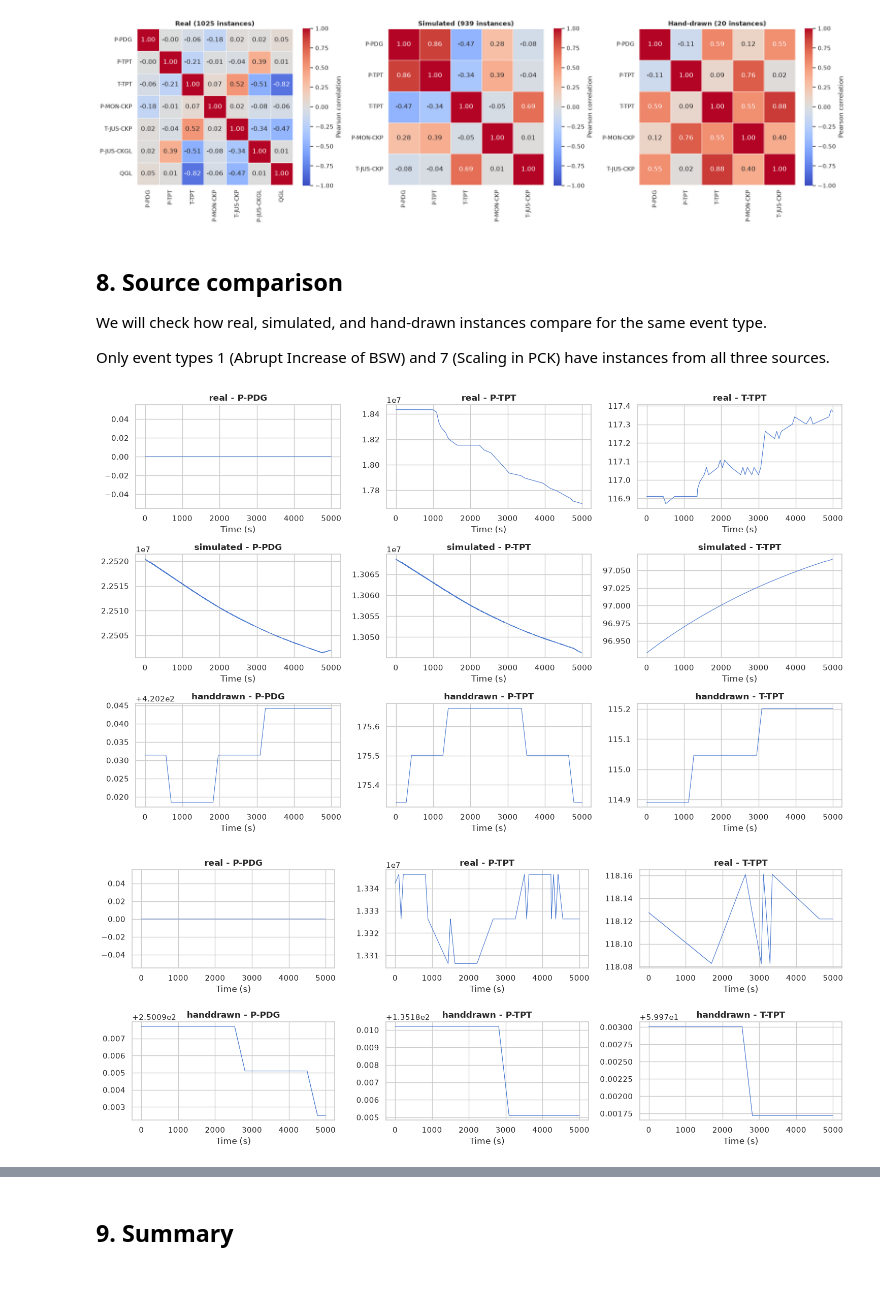
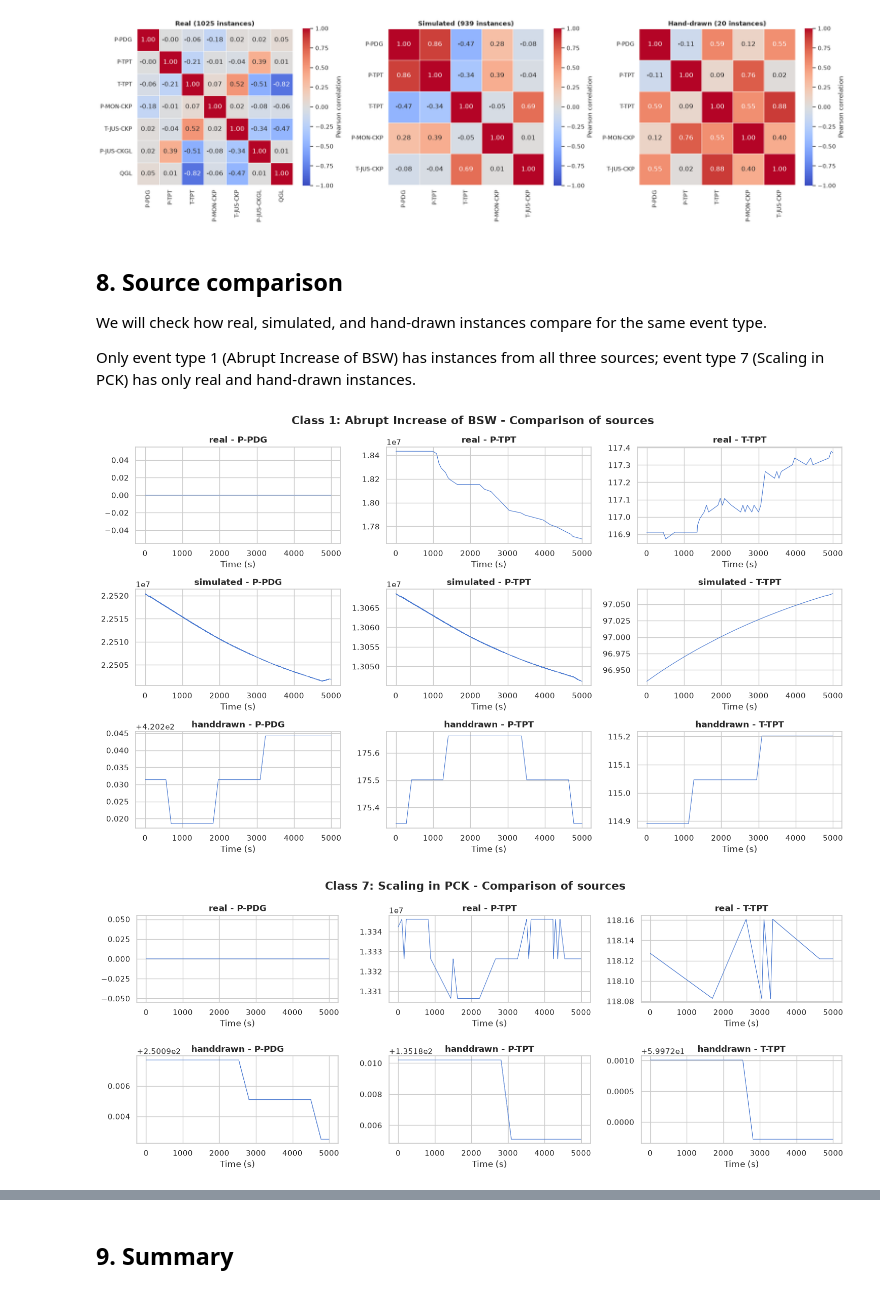
Before and after one commit to lollogiro/ai4i-transfer-learning-synthetic, a Jupyter notebook: stage1-data_exploration/3w_eda.ipynb, the cells around one changed output, grey strips where cells are left out. Drawn from its saved outputs; the diff is of its cells as text; code cells hidden in the pictures.

```diff
--- a/stage1-data_exploration/3w_eda.ipynb
+++ b/stage1-data_exploration/3w_eda.ipynb
@@ -59,31 +59,10 @@ extracted_dirs = [os.path.join(EXTRACTED_DATA_DIR, str(i)) for i in range(9)]
 extracted_exists = all(os.path.isdir(d) for d in extracted_dirs)
 
 if not extracted_exists:
-    import py7zr
-    archive_dir = os.path.dirname(EXTRACTED_DATA_DIR)
-    parts = [os.path.join(archive_dir, f'data.7z.{str(i).zfill(3)}') for i in range(1, 5)]
-    combined_path = os.path.join(archive_dir, 'data_combined.7z')
+    print('[WARNING] Data not extracted: extract the CSV data from the 7z archives first.')
 
-    if not os.path.exists(combined_path):
-        # concatenate 7z parts into a single file
-        with open(combined_path, 'wb') as out:
-            for part in parts:
-                with open(part, 'rb') as f:
-                    out.write(f.read())
-
-    with py7zr.SevenZipFile(combined_path, mode='r') as sz:
-        sz.extractall(path=archive_dir)
-
-    extracted_exists = all(os.path.isdir(d) for d in extracted_dirs)
-    print('Extraction complete' if extracted_exists else 'Extraction failed')
-
-if extracted_exists:
-    print('Dataset extracted')
-    for d in sorted(extracted_dirs):
-        csv_count = len(glob.glob(os.path.join(d, '*.csv')))
-        class_name = CLASS_NAMES.get(int(os.path.basename(d)), 'Unknown')
-        print(f'\tClass {os.path.basename(d)} ({class_name}): {csv_count} CSV files')
-else:
-    print('Dataset not present')
-    raise SystemExit(0)
+for d in sorted(extracted_dirs):
+    csv_count = len(glob.glob(os.path.join(d, '*.csv')))
+    class_name = CLASS_NAMES.get(int(os.path.basename(d)), 'Unknown')
+    print(f'Class {os.path.basename(d)} ({class_name}): {csv_count} CSV files')
 # %% [output]
@@ -679,9 +646,9 @@ plt.show()
 
 We will check how real, simulated, and hand-drawn instances compare for the same event type.
 
-Only event types 1 (Abrupt Increase of BSW) and 7 (Scaling in PCK) have instances from all three sources.
+Only event type 1 (Abrupt Increase of BSW) has instances from all three sources; event type 7 (Scaling in PCK) has only real and hand-drawn instances.
 # %%
-def compare_sources(data, class_code, class_name):
+def compare_sources(data: dict, class_code: int, class_name: str):
     """Plot same event from all available sources side by side.
     Args:
         data (dict): Loaded dataset
@@ -698,36 +665,38 @@ def compare_sources(data, class_code, class_name):
     if not available:
         print(f'No instances available for class {class_code}')
         return
 
     n_vars_to_plot = min(3, len(VARIABLE_NAMES))
-    fig, axes = plt.subplots(len(available), n_vars_to_plot,
+    _, axes = plt.subplots(len(available), n_vars_to_plot,
                              figsize=(5 * n_vars_to_plot, 3 * len(available)))
+
+    plt.suptitle(f'Class {class_code}: {class_name} - Comparison of sources', fontweight='bold', fontsize=16)
 
     if len(available) == 1:
         axes = [axes]
 
     for row, src in enumerate(available):
         inst = data[class_code][src][0]
         df = inst['data']
         cols_to_plot = [c for c in VARIABLE_NAMES[:n_vars_to_plot] if c in df.columns]
         for col_idx, var in enumerate(cols_to_plot):
             ax = axes[row][col_idx] if len(available) > 1 else axes[0][col_idx]
             vals = df[var].values[:5000]
             ax.plot(vals, linewidth=0.8)
             ax.set_title(f'{src} - {var}', fontweight='bold')
             ax.set_xlabel('Time (s)')
 
     plt.tight_layout()
     plt.show()
 
 
 if 1 in data:
     compare_sources(data, 1, CLASS_NAMES[1])
 if 7 in data:
     compare_sources(data, 7, CLASS_NAMES[7])
 # %% [output]
-[figure, old version]
+[figure, new version]
-[figure, old version]
+[figure, new version]
 # %% [markdown]
 ### Statistical comparison
 
```
Also changed, not shown: parts of 11 cells of this notebook.
